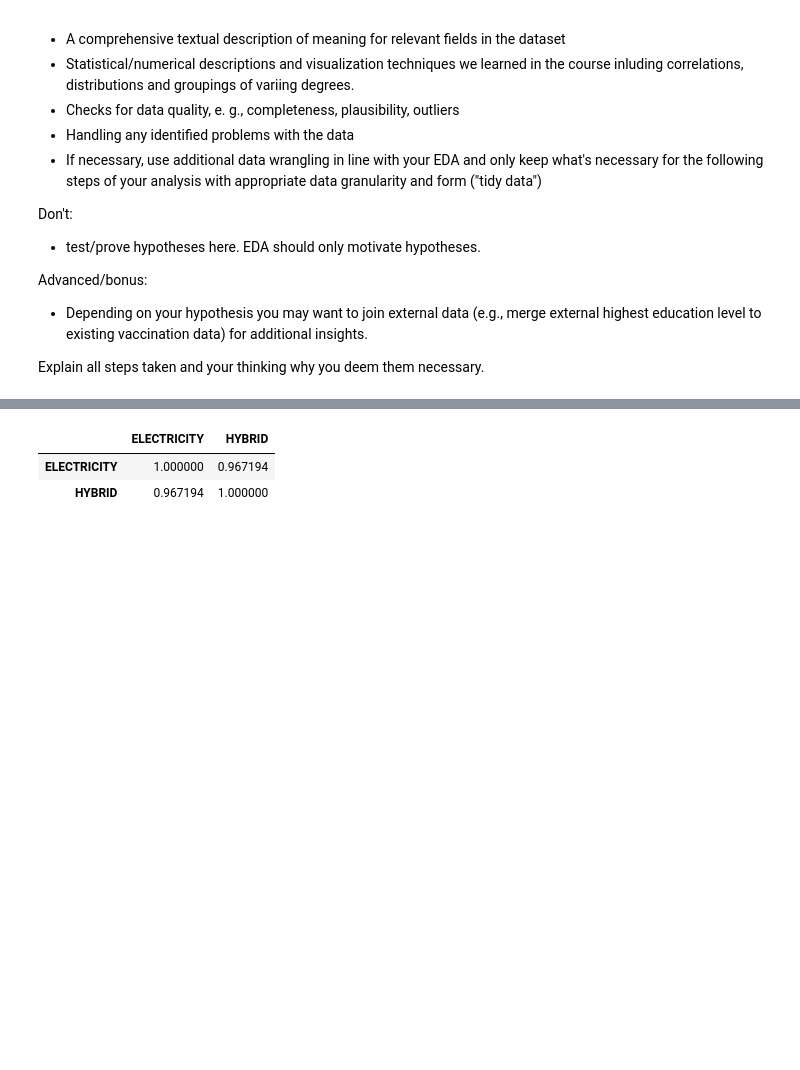
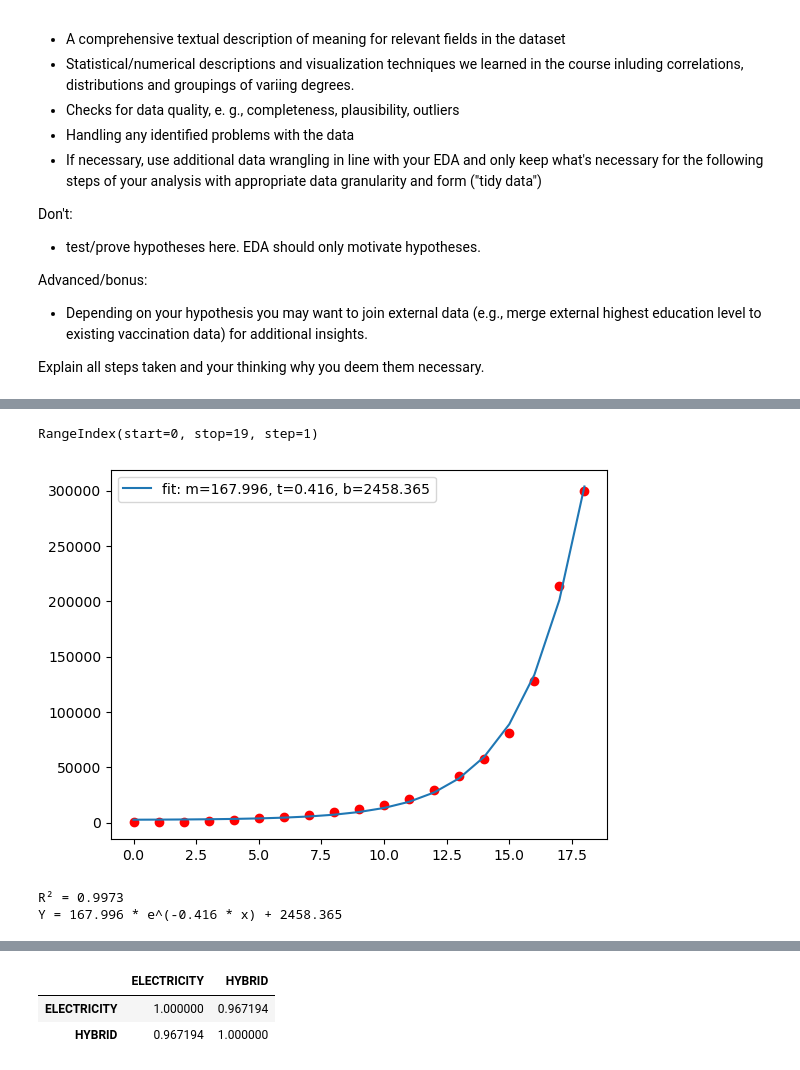
Before and after one commit to dannytheairish/fhtw-data-engineering, a Jupyter notebook: Pkw-Samuel_Oberhofer.ipynb, the cells around one changed output, grey strips where cells are left out. Saved outputs shown, nothing was run; the diff lists cells and outputs as text; code cells hidden in the pictures; blank space fills up the shorter version.

```diff
--- a/Pkw-Samuel_Oberhofer.ipynb
+++ b/Pkw-Samuel_Oberhofer.ipynb
@@ -160,0 +184,36 @@ plt.xticks(rotation=45);
+# %%
+sums = electro_2022.groupby('YEAR')['BOTH'].sum()
+sums.index = range(len(sums))
+#print(medians)
+import numpy as np
+def quad(x,a,b,c):
+    return a*x**2 + b*x + c
+def monoExp(x, m, t, b):
+    return m * np.exp(t * x) + b
+from scipy.optimize import curve_fit
+
+x = sums.index
+y = sums.values
+p0=[1,1,1] # initial guess
+popt, pcov = curve_fit(monoExp, x, y, p0=p0)
+print(x)
+#plt.plot(x, monoExp(x, *popt), label='fit: b=%5.3f' % tuple(popt))
+plt.plot(x, monoExp(x, *popt), label='fit: m=%5.3f, t=%5.3f, b=%5.3f' % tuple(popt))
+plt.scatter(x, y, color='red')
+
+plt.legend()
+plt.show()
+
+# determine quality of the fit
+residuals = y - monoExp(x, *popt)
+squaredDiffs = np.square(y - monoExp(x,*popt))
+squaredDiffsFromMean = np.square(y - np.mean(y))
+rSquared = 1 - np.sum(squaredDiffs) / np.sum(squaredDiffsFromMean)
+print(f"R² = {rSquared:.4f}")
+m,t,b = popt
+print(f"Y = {m:.3f} * e^(-{t:.3f} * x) + {b:.3f}")
+# %% [output]
+RangeIndex(start=0, stop=19, step=1)
+[figure, added]
+R² = 0.9973
+Y = 167.996 * e^(-0.416 * x) + 2458.365
```
Also changed, not shown: parts of 11 cells of this notebook.
